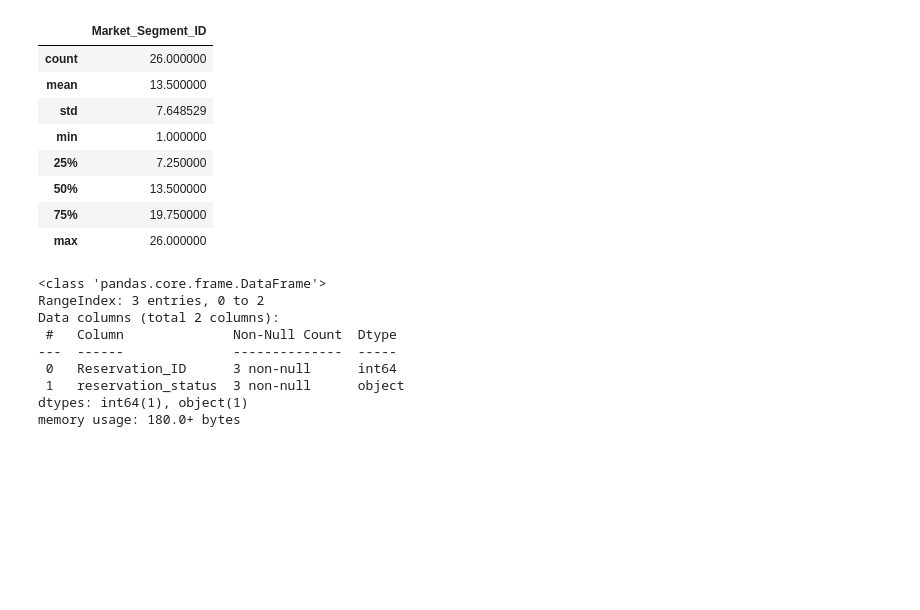
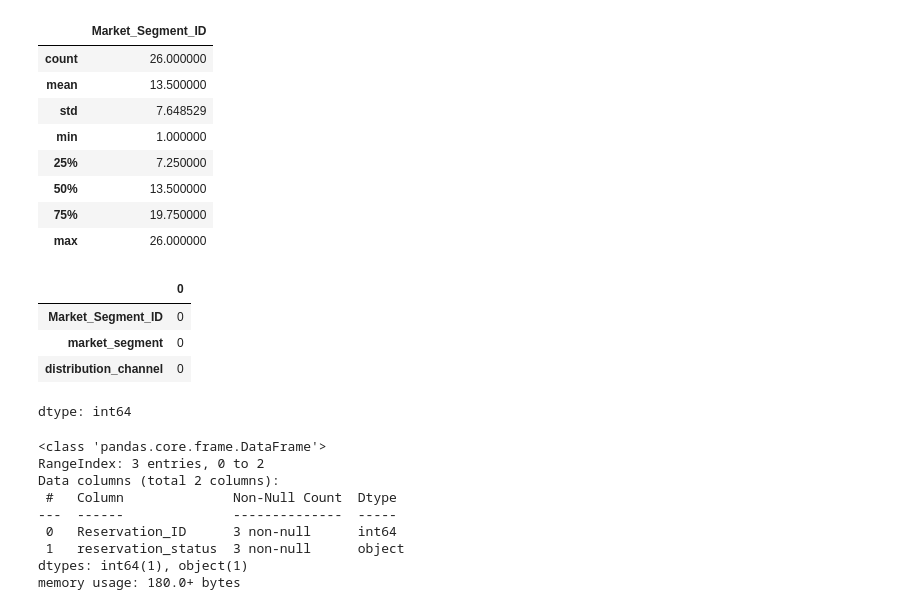
Before and after one commit to elsiejy/Capstone, a Jupyter notebook: Capstone_Hotel_Bookings.ipynb, the cells around one changed output. Drawn from its saved outputs; the diff is of its cells as text; code cells hidden in the pictures; blank space fills up the shorter version.

```diff
--- a/Capstone_Hotel_Bookings.ipynb
+++ b/Capstone_Hotel_Bookings.ipynb
@@ -173,9 +181,9 @@ None
 # %%
 # load dataset4: marketsegment.csv
-marketseg = pd.read_csv('https://raw.githubusercontent.com/elsiejy/Capstone/refs/heads/main/MarketSegments.csv')
-display(marketseg.info())
-display(marketseg.head())
-display(marketseg.describe())
+market_seg = pd.read_csv('https://raw.githubusercontent.com/elsiejy/Capstone/refs/heads/main/MarketSegments.csv')
+display(market_seg.info())
+display(market_seg.head())
+display(market_seg.describe())
 # %% [output]
 <class 'pandas.core.frame.DataFrame'>
 RangeIndex: 26 entries, 0 to 25
@@ -203,5 +211,14 @@ None
 | 50% | 13.500000 |
 | 75% | 19.750000 |
 | max | 26.000000 |
+# %%
+# print the number of null values in each column in market_seg
+market_seg.isnull().sum()
+# %% [output]
+|  | 0 |
+| Market_Segment_ID | 0 |
+| market_segment | 0 |
+| distribution_channel | 0 |
+dtype: int64
 # %%
 # load dataset5: reservationstatus.csv
```
Also changed, not shown: parts of 19 cells of this notebook.
